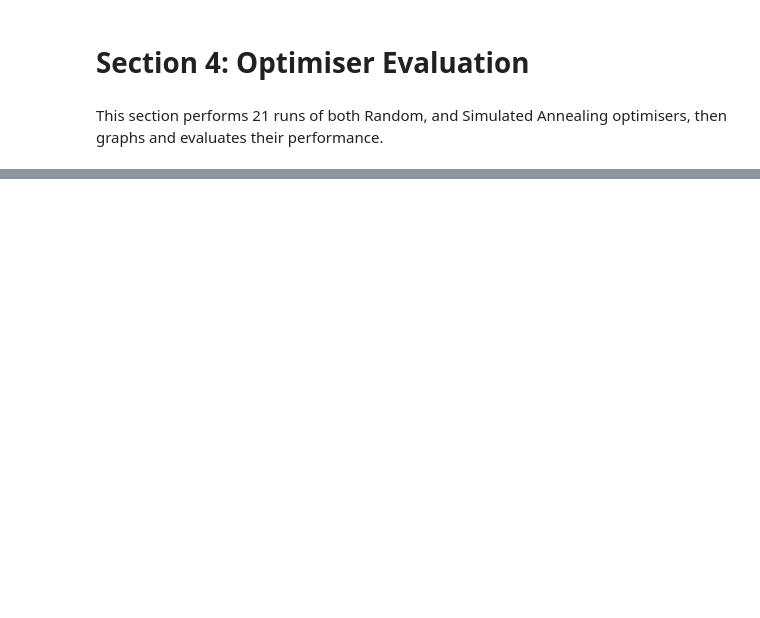
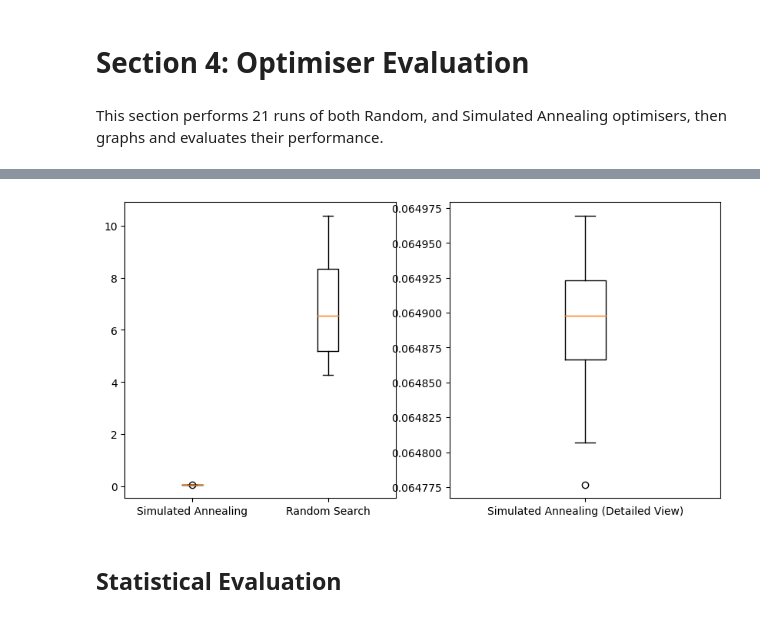
Before and after one commit to sharpened-ferret/CSCM72-Python-Optimisers, a Jupyter notebook: 0851182.ipynb, the cells around one changed output, grey strips where cells are left out. Saved outputs shown, nothing was run; the diff lists cells and outputs as text; code cells hidden in the pictures; blank space fills up the shorter version.

Commit message:
Completed testing, plots and statistical analysis

```diff
--- a/0851182.ipynb
+++ b/0851182.ipynb
@@ -299,0 +263,12 @@ This section performs 21 runs of both Random, and Simulated Annealing optimisers
+# %%
+
+# These variables store the results of the optimisers over the test runs
+# They are used to produce plots later
+NUM_REPEATS = 21
+NUM_SAMPLES = 1000
+
+global test_seeds
+optimiser_designs_random = [None] * NUM_REPEATS
+optimiser_results_random = [None] * NUM_REPEATS
+optimiser_designs_annealing = [None] * NUM_REPEATS
+optimiser_results_annealing = [None] * NUM_REPEATS
@@ -299,0 +331,9 @@ This section performs 21 runs of both Random, and Simulated Annealing optimisers
+# %%
+fig, axes = plt.subplots(ncols=2, sharey=False, figsize=(10, 5))
+axes[0].boxplot(list([optimiser_results_annealing, optimiser_results_random]), labels=["Simulated Annealing", "Random Search"])
+axes[1].boxplot(optimiser_results_annealing, labels=["Simulated Annealing (Detailed View)"])
+fig.show()
+# %% [output]
+[figure, added]
+# %% [markdown]
+## Statistical Evaluation
```
Also changed, not shown: parts of 23 cells of this notebook.
